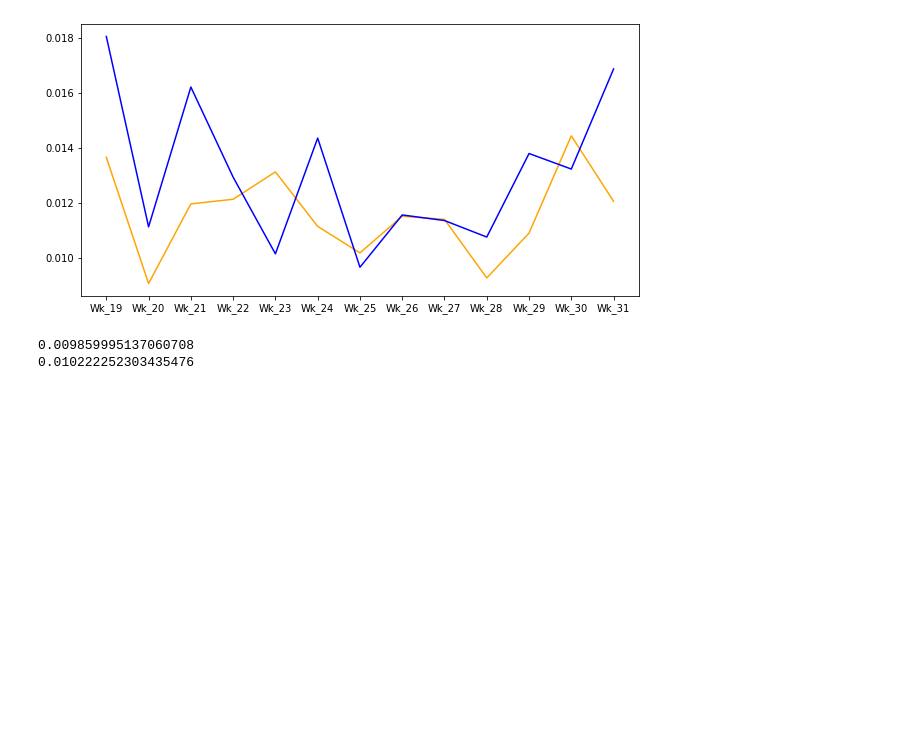
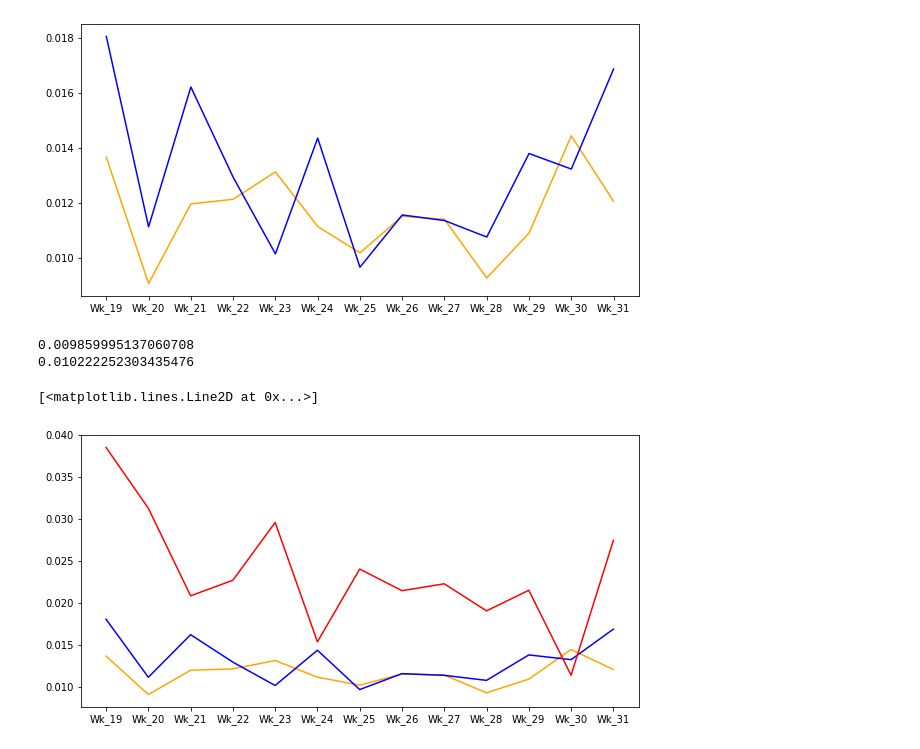
Before and after one commit to alexkychen/HMproduct, a Jupyter notebook: notebook/Data_preprocess.ipynb, the cells around one changed output. Cells and saved outputs as stored; diff of their text form; code cells hidden in the pictures; blank space fills up the shorter version.

```diff
--- a/notebook/Data_preprocess.ipynb
+++ b/notebook/Data_preprocess.ipynb
@@ -541,3 +541,18 @@ print(userCF_df.AOP.mean())
 # %% [output]
 0.009859995137060708
 0.010222252303435476
+# %%
+topSell_df = pd.read_csv("../data/MenswearResults/topSell_allTestUsers.csv").iloc[:,1:]
+userCF_df = pd.read_csv("../data/MenswearResults/user_based_cf.csv").iloc[:,1:]
+userCF_topSell_df = pd.read_csv("../data/MenswearResults/userCF_plus_topSell.csv").iloc[:,1:]
+CB_df = pd.read_csv("../data/MenswearResults/content-based.csv").iloc[:,1:]
+# %%
+import matplotlib.pyplot as plt
+
+plt.figure(figsize=(10,5))
+plt.plot(topSell_df.timeline, topSell_df.MAP, color="orange")
+plt.plot(userCF_df.timeline, userCF_df.MAP, color="blue")
+plt.plot(CB_df.timeline, CB_df.MAP, color="red")
+# %% [output]
+[<matplotlib.lines.Line2D at 0x...>]
+[figure, added]
```
Also changed, not shown: parts of 4 cells of this notebook, 6 other files.
